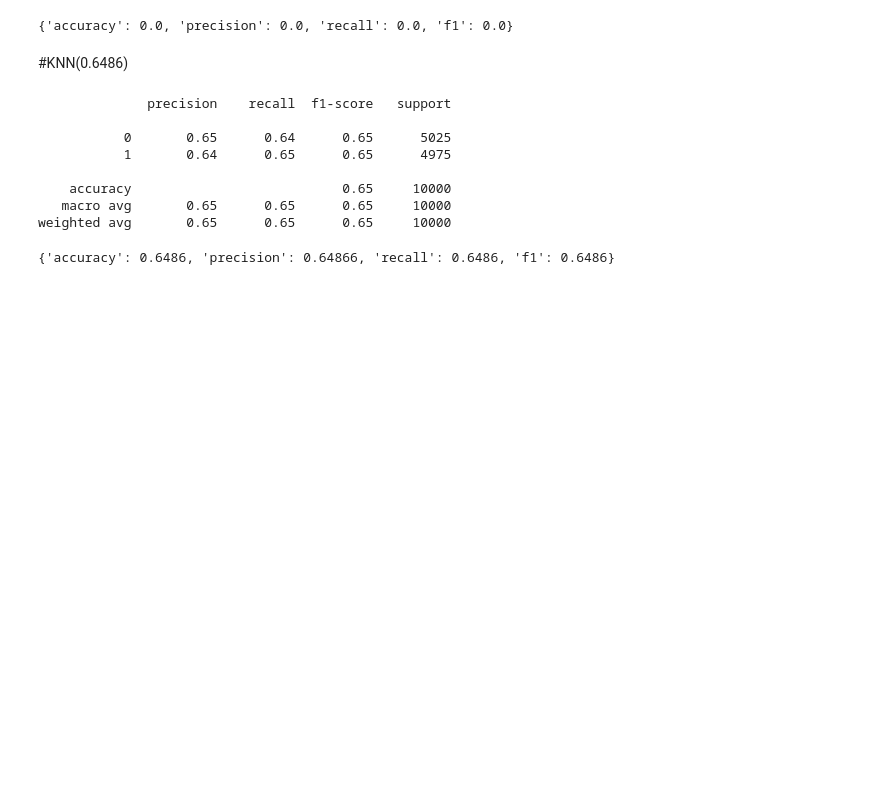
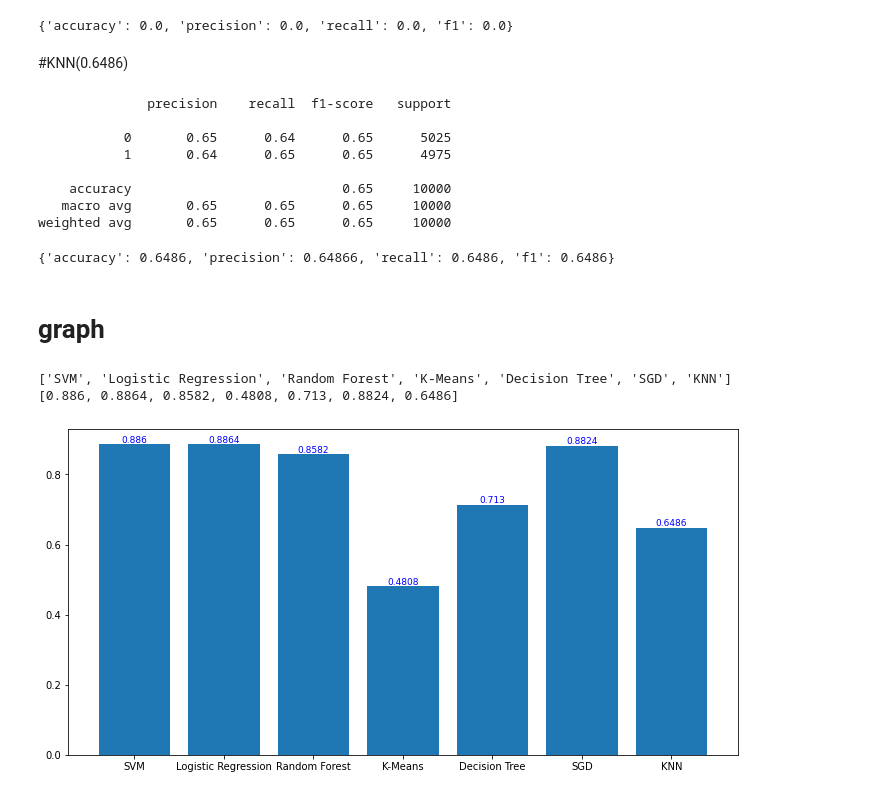
Before and after one commit to JehadOumer/IMDB-Reviews-Classifcation, a Jupyter notebook: prediction_with_various_ML_algorithms.ipynb, the cells around one changed output. Cells and saved outputs as stored; diff of their text form; code cells hidden in the pictures; blank space fills up the shorter version.

```diff
--- a/prediction_with_various_ML_algorithms.ipynb
+++ b/prediction_with_various_ML_algorithms.ipynb
@@ -325,3 +328,50 @@ metrics_KNN = get_metrics(prediction_KNN, validation['label'])
 print(metrics_KNN)
 # %% [output]
 {'accuracy': 0.6486, 'precision': 0.64866, 'recall': 0.6486, 'f1': 0.6486}
+# %% [markdown]
+# graph
+# %%
+models=[]
+acc=[]
+
+models.append('SVM')
+acc.append(metrics_SVM['accuracy'])
+
+models.append('Logistic Regression')
+acc.append(metrics_LR['accuracy'])
+
+models.append('Random Forest')
+acc.append(metrics_RF['accuracy'])
+
+models.append('K-Means')
+acc.append(metrics_KM['accuracy'])
+
+models.append('Decision Tree')
+acc.append(metrics_DT['accuracy'])
+
+models.append('SGD')
+acc.append(metrics_SGD['accuracy'])
+
+models.append('KNN')
+acc.append(metrics_KNN['accuracy'])
+# %%
+print(models)
+print(acc)
+# %% [output]
+['SVM', 'Logistic Regression', 'Random Forest', 'K-Means', 'Decision Tree', 'SGD', 'KNN']
+[0.886, 0.8864, 0.8582, 0.4808, 0.713, 0.8824, 0.6486]
+# %%
+import matplotlib.pyplot as plt
+
+plt.figure(figsize=(12,6))
+plt.bar(models, acc)
+
+for i, v in enumerate(models):
+    plt.text(v, acc[i], acc[i],                 # 좌표 (x축 = v, y축 = y[0]..y[1], 표시 = y[0]..y[1])
+             fontsize = 9,
+             color='blue',
+             horizontalalignment='center',  # horizontalalignment (left, center, right)
+             verticalalignment='bottom')
+plt.show()
+# %% [output]
+[figure, added]
```
Also changed, not shown: parts of 1 cell of this notebook.
